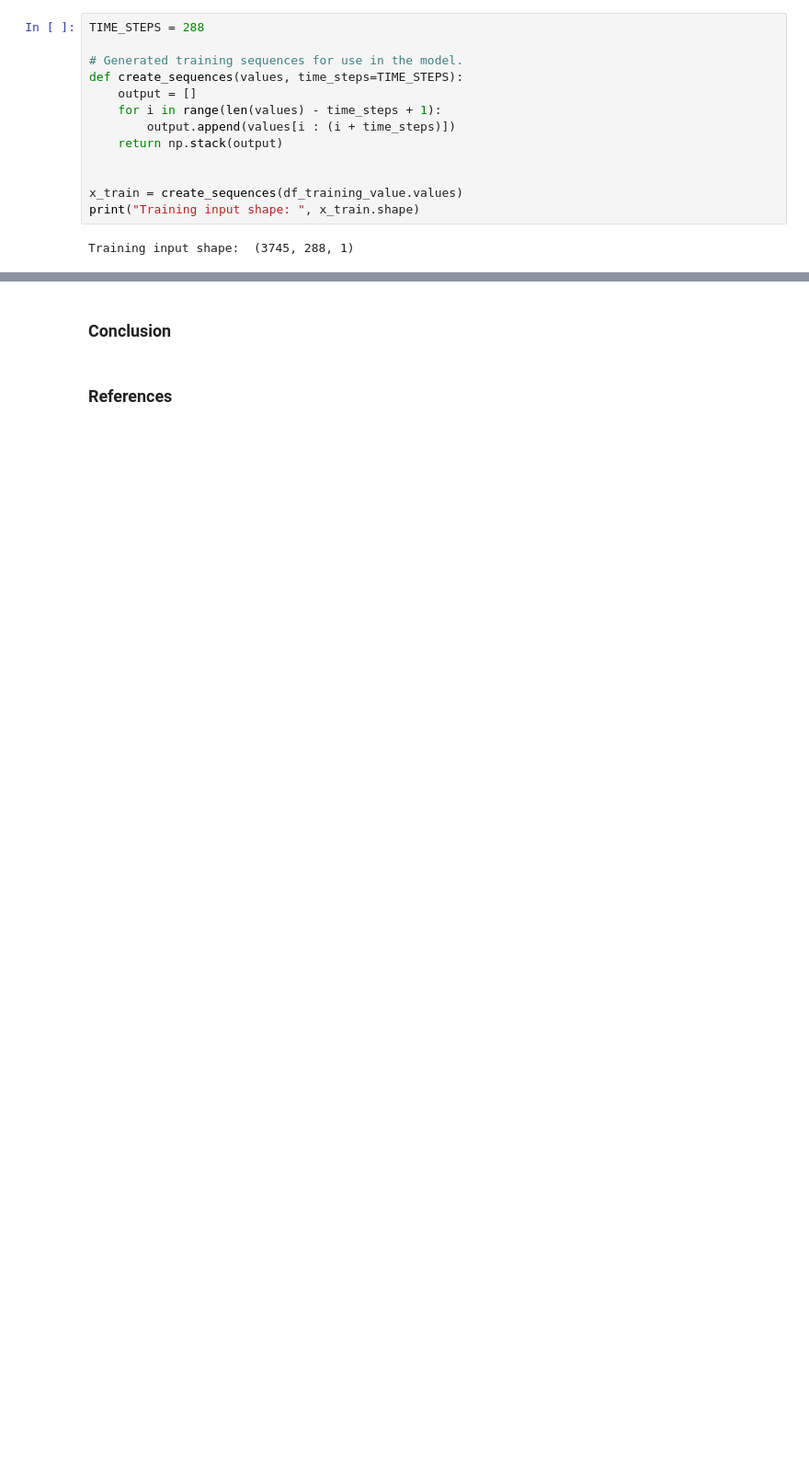
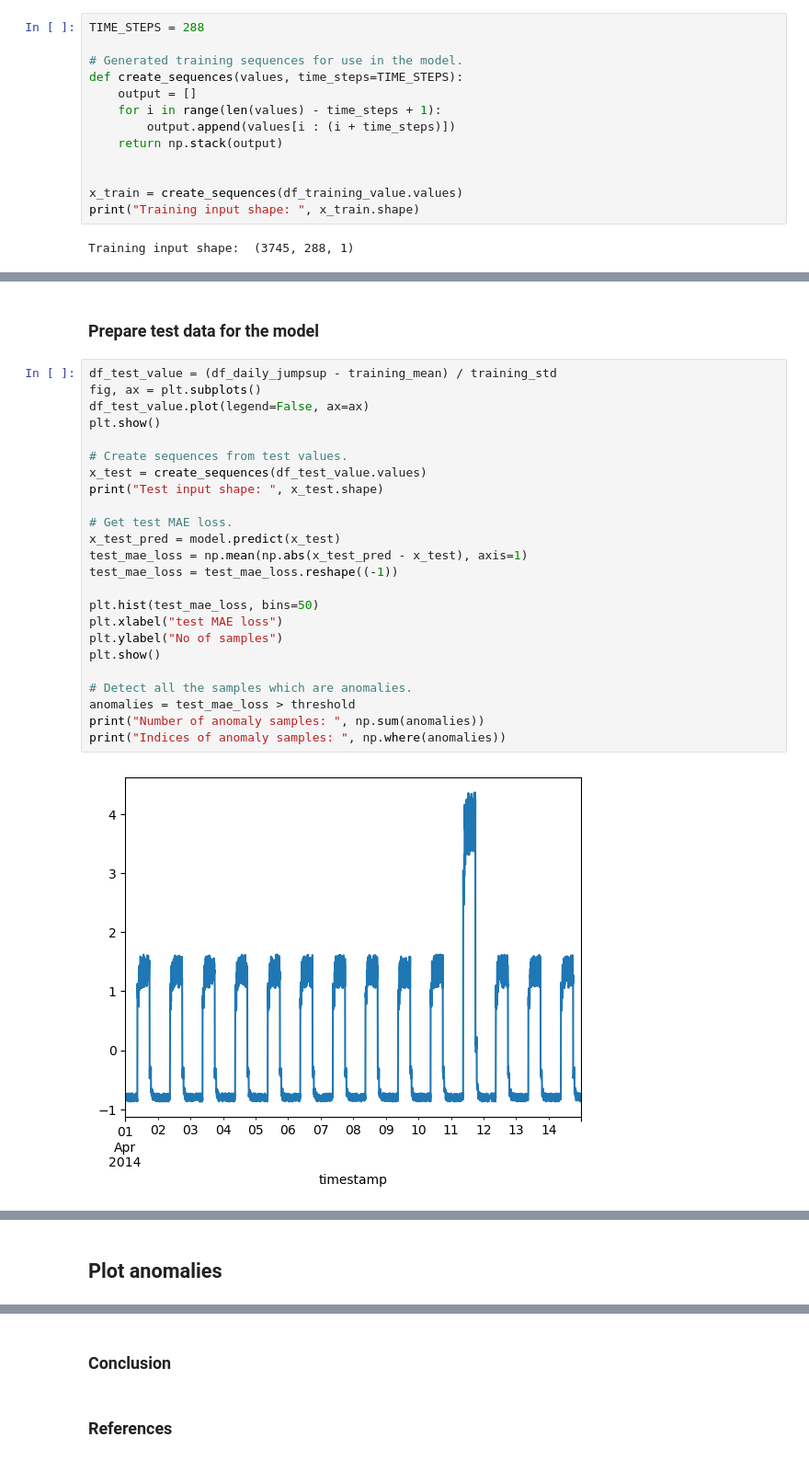
Before and after one commit to fabiofabrizi/ML-and-Stats-Portfolio, a Jupyter notebook: project/Keras Project.ipynb, the cells around one changed output, grey strips where cells are left out. Shown at 92% size. Cells and saved outputs as stored; diff of their text form; blank space fills up the shorter version.

```diff
--- a/project/Keras Project.ipynb
+++ b/project/Keras Project.ipynb
@@ -347,0 +343,28 @@ This is how we get to MAE.
+# %% [markdown]
+### Prepare test data for the model
+# %%
+df_test_value = (df_daily_jumpsup - training_mean) / training_std
+fig, ax = plt.subplots()
+df_test_value.plot(legend=False, ax=ax)
+plt.show()
+
+# Create sequences from test values.
+x_test = create_sequences(df_test_value.values)
+print("Test input shape: ", x_test.shape)
+
+# Get test MAE loss.
+x_test_pred = model.predict(x_test)
+test_mae_loss = np.mean(np.abs(x_test_pred - x_test), axis=1)
+test_mae_loss = test_mae_loss.reshape((-1))
+
+plt.hist(test_mae_loss, bins=50)
+plt.xlabel("test MAE loss")
+plt.ylabel("No of samples")
+plt.show()
+
+# Detect all the samples which are anomalies.
+anomalies = test_mae_loss > threshold
+print("Number of anomaly samples: ", np.sum(anomalies))
+print("Indices of anomaly samples: ", np.where(anomalies))
+# %% [output]
+[figure, added]
@@ -347,0 +391,2 @@ This is how we get to MAE.
+# %% [markdown]
+## Plot anomalies
```
Also changed, not shown: parts of 52 cells of this notebook.
